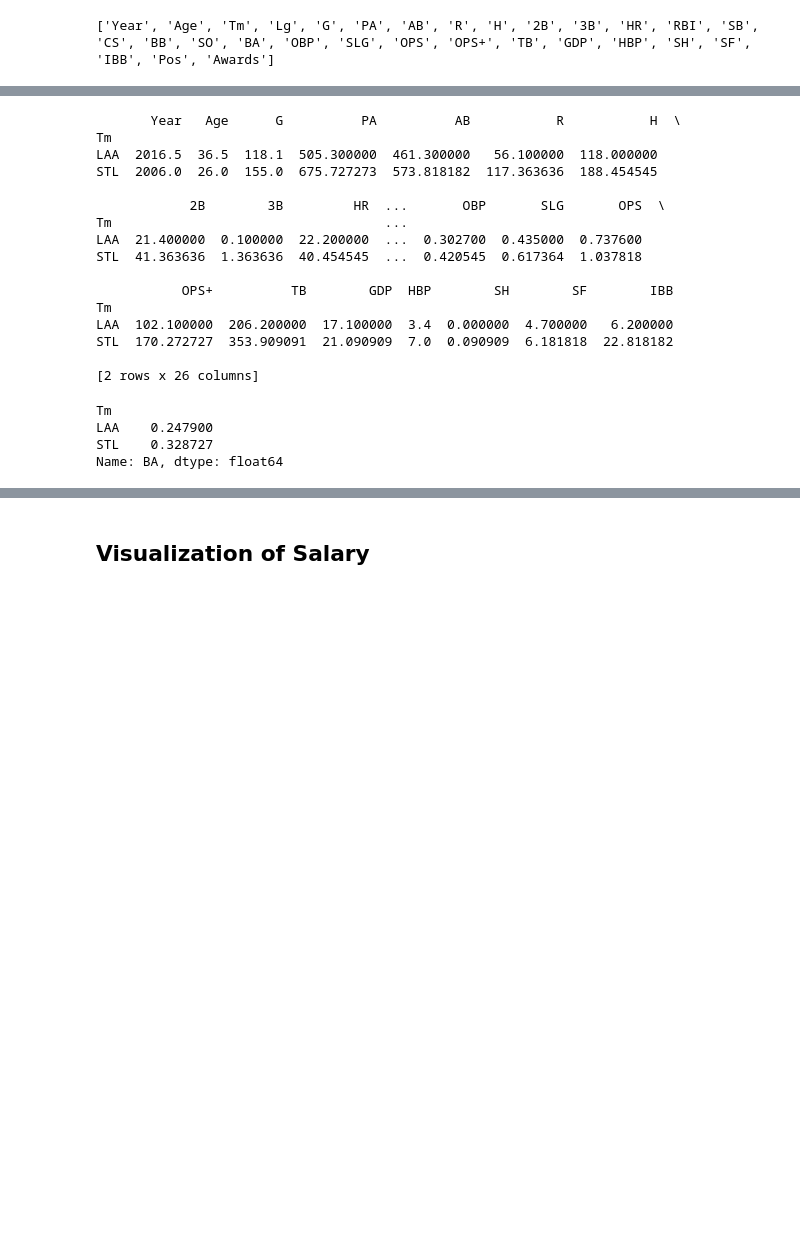
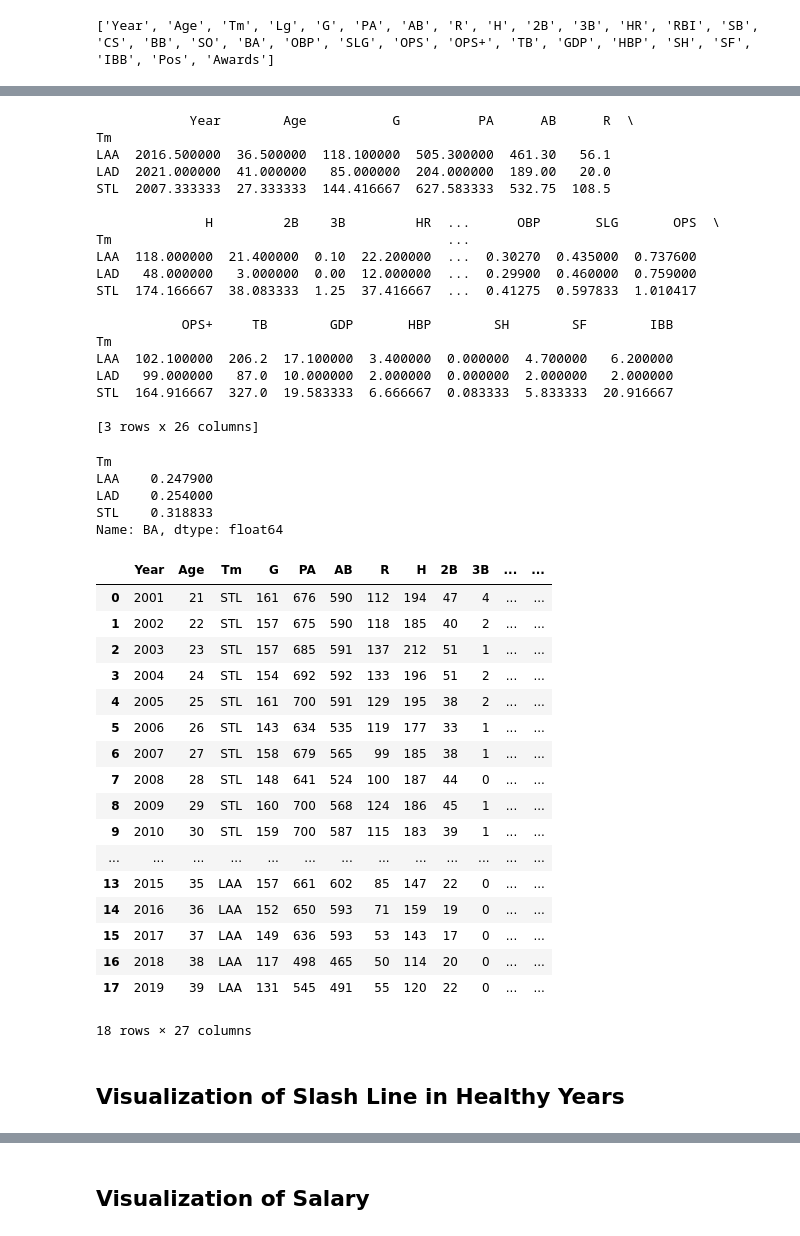
Before and after one commit to drainganggtb/Pujols_VizPractice, a Jupyter notebook: pujols_workbook.ipynb, the cells around one changed output, grey strips where cells are left out. Drawn from its saved outputs; the diff is of its cells as text; code cells hidden in the pictures; blank space fills up the shorter version.

```diff
--- a/pujols_workbook.ipynb
+++ b/pujols_workbook.ipynb
@@ -56,30 +70,34 @@ STL    11
 Name: Year, dtype: int64
 # %%
 #grouping by team to see how stats changed when he switched teams
-team_df= AP_clean.groupby(['Tm']).mean()
+team_df= AP_clean_df.groupby(['Tm']).mean()
 print(team_df)
 # %% [output]
-       Year   Age      G          PA          AB           R           H  \
+            Year        Age           G          PA      AB      R  \
 Tm
-LAA  2016.5  36.5  118.1  505.300000  461.300000   56.100000  118.000000
-STL  2006.0  26.0  155.0  675.727273  573.818182  117.363636  188.454545
+LAA  2016.500000  36.500000  118.100000  505.300000  461.30   56.1
+LAD  2021.000000  41.000000   85.000000  204.000000  189.00   20.0
+STL  2007.333333  27.333333  144.416667  627.583333  532.75  108.5
 
-            2B        3B         HR  ...       OBP       SLG       OPS  \
-Tm                                   ...
-LAA  21.400000  0.100000  22.200000  ...  0.302700  0.435000  0.737600
-STL  41.363636  1.363636  40.454545  ...  0.420545  0.617364  1.037818
+              H         2B    3B         HR  ...      OBP       SLG       OPS  \
+Tm                                           ...
+LAA  118.000000  21.400000  0.10  22.200000  ...  0.30270  0.435000  0.737600
+LAD   48.000000   3.000000  0.00  12.000000  ...  0.29900  0.460000  0.759000
+STL  174.166667  38.083333  1.25  37.416667  ...  0.41275  0.597833  1.010417
 
-           OPS+          TB        GDP  HBP        SH        SF        IBB
+           OPS+     TB        GDP       HBP        SH        SF        IBB
 Tm
-LAA  102.100000  206.200000  17.100000  3.4  0.000000  4.700000   6.200000
-STL  170.272727  353.909091  21.090909  7.0  0.090909  6.181818  22.818182
+LAA  102.100000  206.2  17.100000  3.400000  0.000000  4.700000   6.200000
+LAD   99.000000   87.0  10.000000  2.000000  0.000000  2.000000   2.000000
+STL  164.916667  327.0  19.583333  6.666667  0.083333  5.833333  20.916667
 
-[2 rows x 26 columns]
+[3 rows x 26 columns]
 # %%
 #specific comparison between batting averages
-AP_clean.groupby('Tm')['BA'].mean()
+AP_clean_df.groupby('Tm')['BA'].mean()
 # %% [output]
 Tm
 LAA    0.247900
-STL    0.328727
+LAD    0.254000
+STL    0.318833
 Name: BA, dtype: float64
@@ -88,0 +104,26 @@ AP_clean['Salary'] = ['200000','600000','900000','7000000','11000000','14000000'
+# %%
+#filter data to seasons healthy seasons
+healthy_df = AP_clean_df.loc[(AP_clean_df['G'] > 100)]
+healthy_df.reset_index(drop=True, inplace=True)
+healthy_df
+# %% [output]
+|  | Year | Age | Tm | G | PA | AB | R | H | 2B | 3B | ... | ... |
+| 0 | 2001 | 21 | STL | 161 | 676 | 590 | 112 | 194 | 47 | 4 | ... | ... |
+| 1 | 2002 | 22 | STL | 157 | 675 | 590 | 118 | 185 | 40 | 2 | ... | ... |
+| 2 | 2003 | 23 | STL | 157 | 685 | 591 | 137 | 212 | 51 | 1 | ... | ... |
+| 3 | 2004 | 24 | STL | 154 | 692 | 592 | 133 | 196 | 51 | 2 | ... | ... |
+| 4 | 2005 | 25 | STL | 161 | 700 | 591 | 129 | 195 | 38 | 2 | ... | ... |
+| 5 | 2006 | 26 | STL | 143 | 634 | 535 | 119 | 177 | 33 | 1 | ... | ... |
+| 6 | 2007 | 27 | STL | 158 | 679 | 565 | 99 | 185 | 38 | 1 | ... | ... |
+| 7 | 2008 | 28 | STL | 148 | 641 | 524 | 100 | 187 | 44 | 0 | ... | ... |
+| 8 | 2009 | 29 | STL | 160 | 700 | 568 | 124 | 186 | 45 | 1 | ... | ... |
+| 9 | 2010 | 30 | STL | 159 | 700 | 587 | 115 | 183 | 39 | 1 | ... | ... |
+| ... | ... | ... | ... | ... | ... | ... | ... | ... | ... | ... | ... | ... |
+| 13 | 2015 | 35 | LAA | 157 | 661 | 602 | 85 | 147 | 22 | 0 | ... | ... |
+| 14 | 2016 | 36 | LAA | 152 | 650 | 593 | 71 | 159 | 19 | 0 | ... | ... |
+| 15 | 2017 | 37 | LAA | 149 | 636 | 593 | 53 | 143 | 17 | 0 | ... | ... |
+| 16 | 2018 | 38 | LAA | 117 | 498 | 465 | 50 | 114 | 20 | 0 | ... | ... |
+| 17 | 2019 | 39 | LAA | 131 | 545 | 491 | 55 | 120 | 22 | 0 | ... | ... |
+18 rows × 27 columns
+# %% [markdown]
+## Visualization of Slash Line in Healthy Years
```
Also changed, not shown: parts of 12 cells of this notebook.
